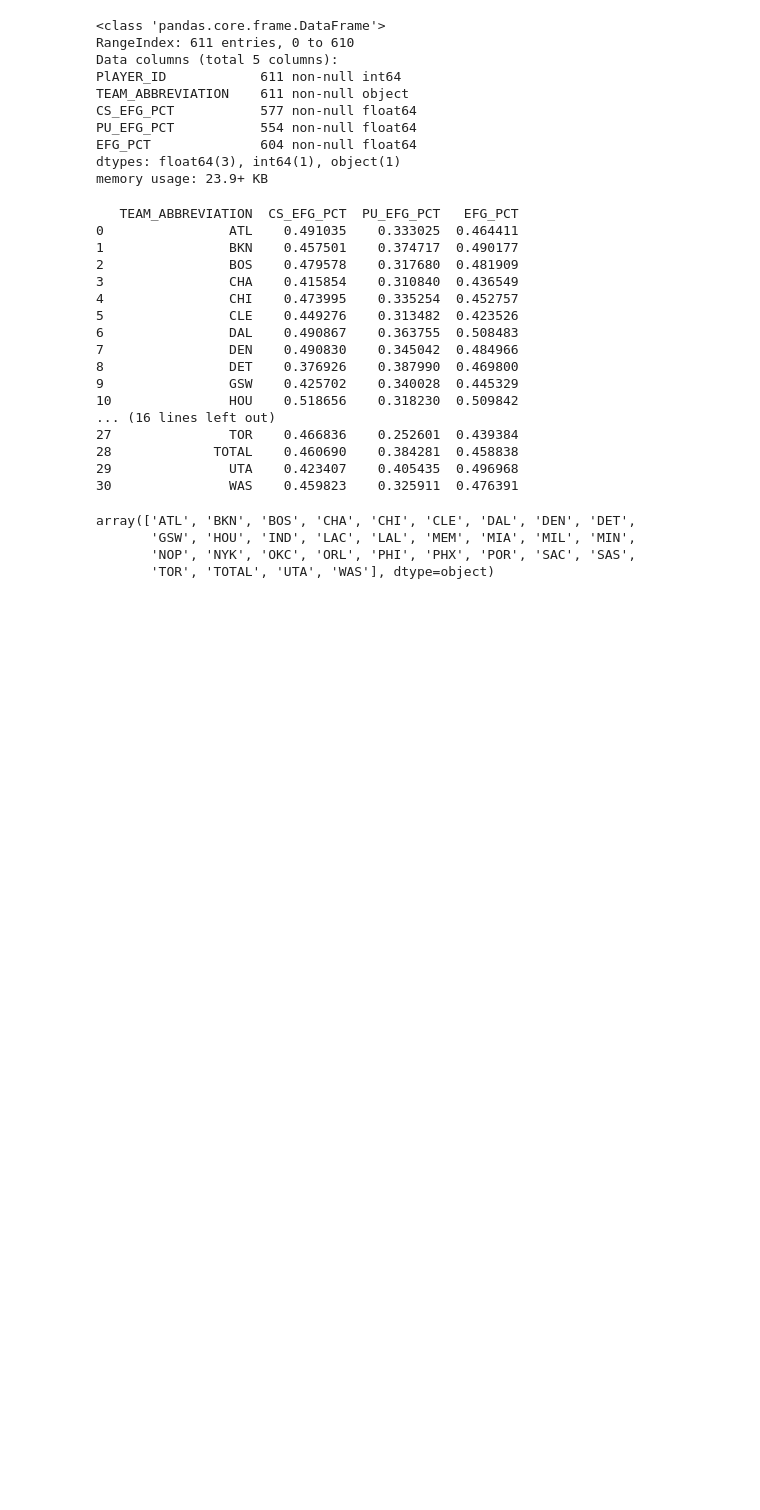
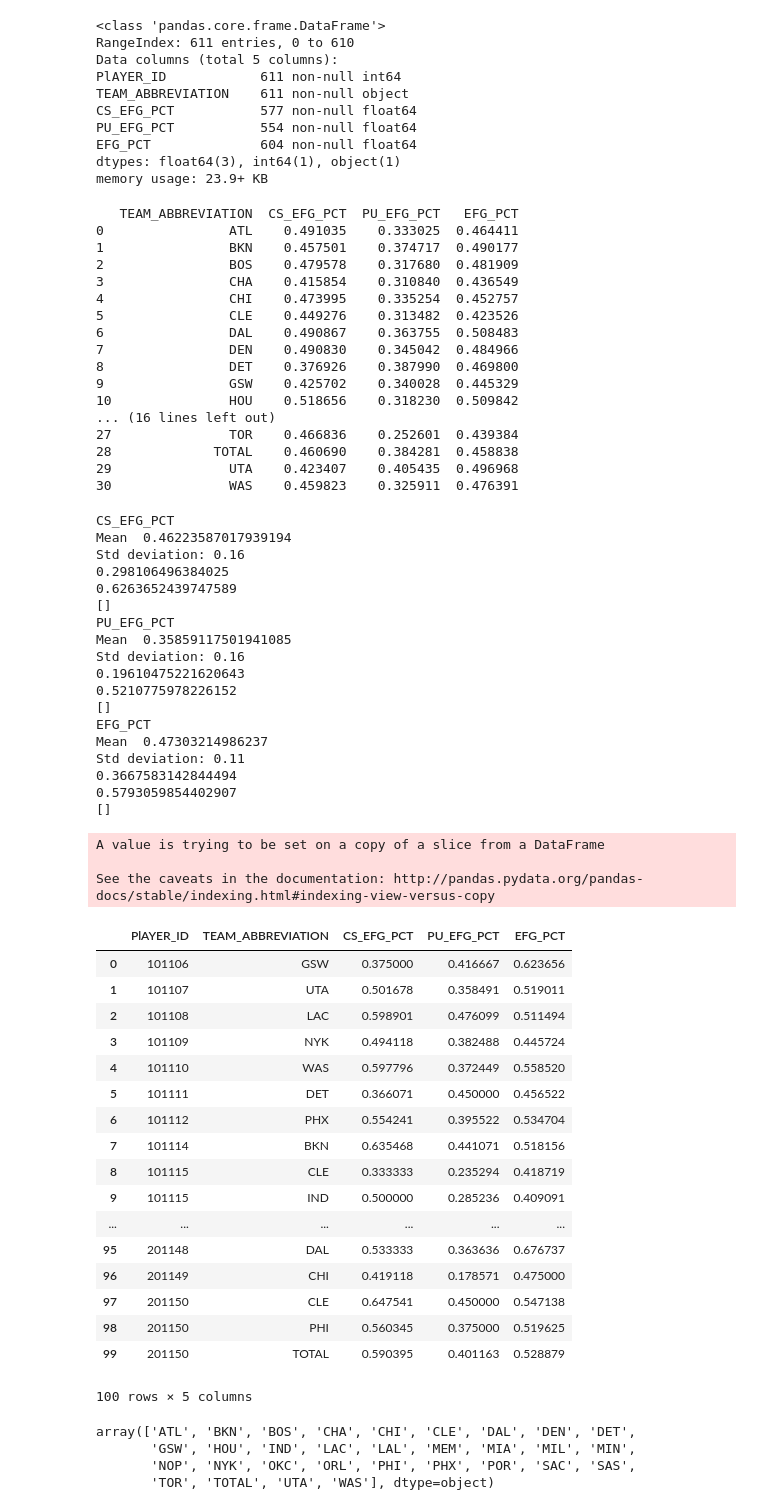
Before and after one commit to returnoftheturk/NBA-Data-Dive, a Jupyter notebook: train.ipynb, the cells around one changed output. Cells and saved outputs as stored; diff of their text form; code cells hidden in the pictures; blank space fills up the shorter version.

Commit message:
Filtered out NaN numbers from the data.  Run Logistical Regression model.  Test accuracy only 0.09

```diff
--- a/train.ipynb
+++ b/train.ipynb
@@ -103,6 +103,69 @@ print (df[['TEAM_ABBREVIATION', 'CS_EFG_PCT', 'PU_EFG_PCT', 'EFG_PCT']].groupby(
 28             TOTAL    0.460690    0.384281  0.458838
 29               UTA    0.423407    0.405435  0.496968
 30               WAS    0.459823    0.325911  0.476391
+# %%
+for column in df.columns[2:]:
+    avg_CS = df[column].mean()
+    std_CS = df[column].std()
+    print(column)
+    print('Mean ', avg_CS)
+    print('Std deviation: %0.2f' % std_CS)
+    null_count = df[column].isnull().sum()
+
+    print(avg_CS - std_CS)
+    print(avg_CS + std_CS)
+
+    CS_null_list = np.random.uniform(avg_CS - std_CS, avg_CS + std_CS, size=null_count)
+    print(CS_null_list)
+    # df = df.assign(withRandom=pd.Series(df['PU_EFG_PCT'].values))
+    # print(CS_null_list)
+
+
+    df[column][np.isnan(df[column])] = CS_null_list
+    # df['CS_EFG_PCT', 'NEW']
+    # print(null_count = df['CS_EFG_PCT'].isNull().sum())
+
+df.head(n=100)
+# %% [output]
+CS_EFG_PCT
+Mean  0.46223587017939194
+Std deviation: 0.16
+0.298106496384025
+0.6263652439747589
+[]
+PU_EFG_PCT
+Mean  0.35859117501941085
+Std deviation: 0.16
+0.19610475221620643
+0.5210775978226152
+[]
+EFG_PCT
+Mean  0.47303214986237
+Std deviation: 0.11
+0.3667583142844494
+0.5793059854402907
+[]
+A value is trying to be set on a copy of a slice from a DataFrame
+
+See the caveats in the documentation: http://pandas.pydata.org/pandas-docs/stable/indexing.html#indexing-view-versus-copy
+|  | PlAYER_ID | TEAM_ABBREVIATION | CS_EFG_PCT | PU_EFG_PCT | EFG_PCT |
+| 0 | 101106 | GSW | 0.375000 | 0.416667 | 0.623656 |
+| 1 | 101107 | UTA | 0.501678 | 0.358491 | 0.519011 |
+| 2 | 101108 | LAC | 0.598901 | 0.476099 | 0.511494 |
+| 3 | 101109 | NYK | 0.494118 | 0.382488 | 0.445724 |
+| 4 | 101110 | WAS | 0.597796 | 0.372449 | 0.558520 |
+| 5 | 101111 | DET | 0.366071 | 0.450000 | 0.456522 |
+| 6 | 101112 | PHX | 0.554241 | 0.395522 | 0.534704 |
+| 7 | 101114 | BKN | 0.635468 | 0.441071 | 0.518156 |
+| 8 | 101115 | CLE | 0.333333 | 0.235294 | 0.418719 |
+| 9 | 101115 | IND | 0.500000 | 0.285236 | 0.409091 |
+| ... | ... | ... | ... | ... | ... |
+| 95 | 201148 | DAL | 0.533333 | 0.363636 | 0.676737 |
+| 96 | 201149 | CHI | 0.419118 | 0.178571 | 0.475000 |
+| 97 | 201150 | CLE | 0.647541 | 0.450000 | 0.547138 |
+| 98 | 201150 | PHI | 0.560345 | 0.375000 | 0.519625 |
+| 99 | 201150 | TOTAL | 0.590395 | 0.401163 | 0.528879 |
+100 rows × 5 columns
 # %%
 y = df['TEAM_ABBREVIATION'].values
 X = df.iloc[:,2:5].values
```
Also changed, not shown: parts of 5 cells of this notebook.
